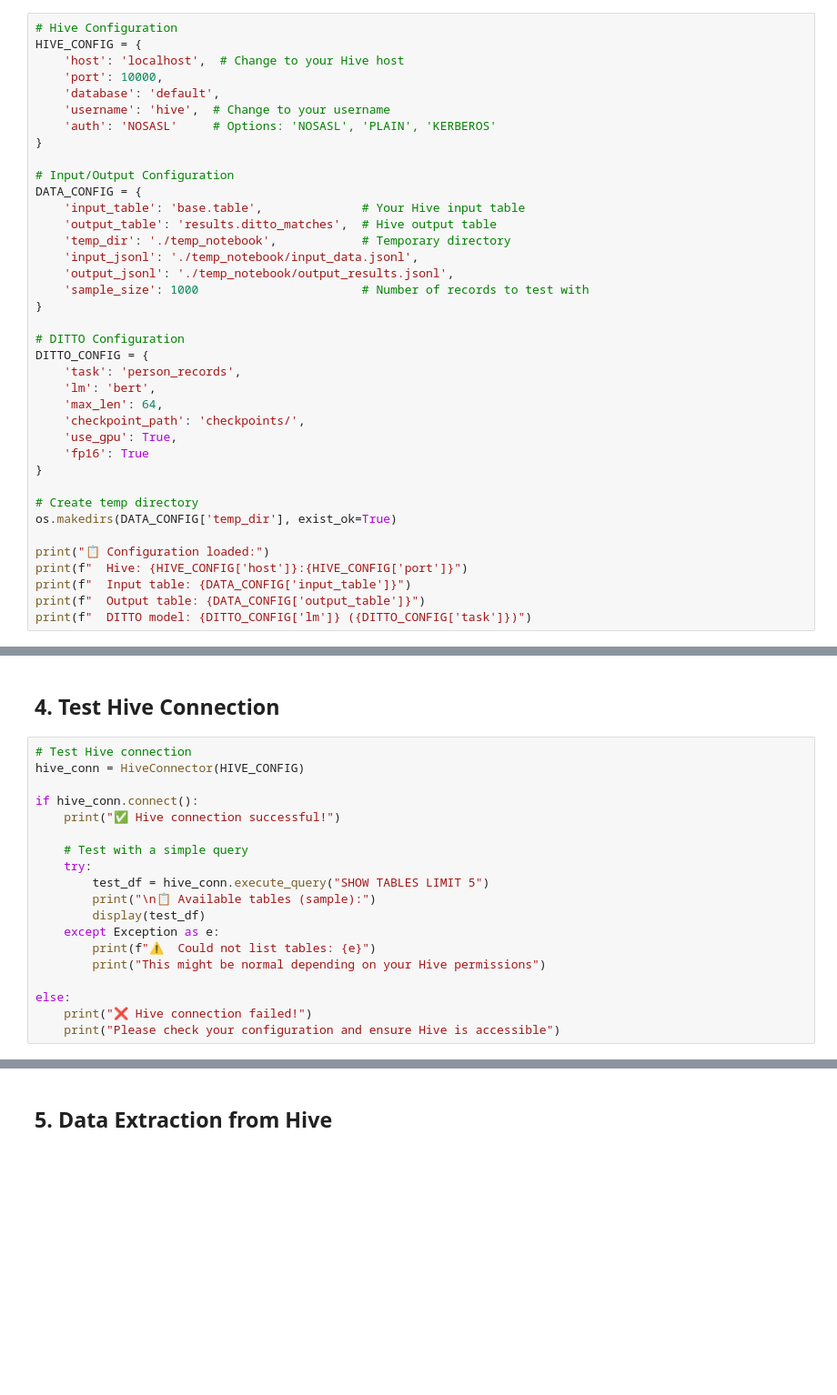
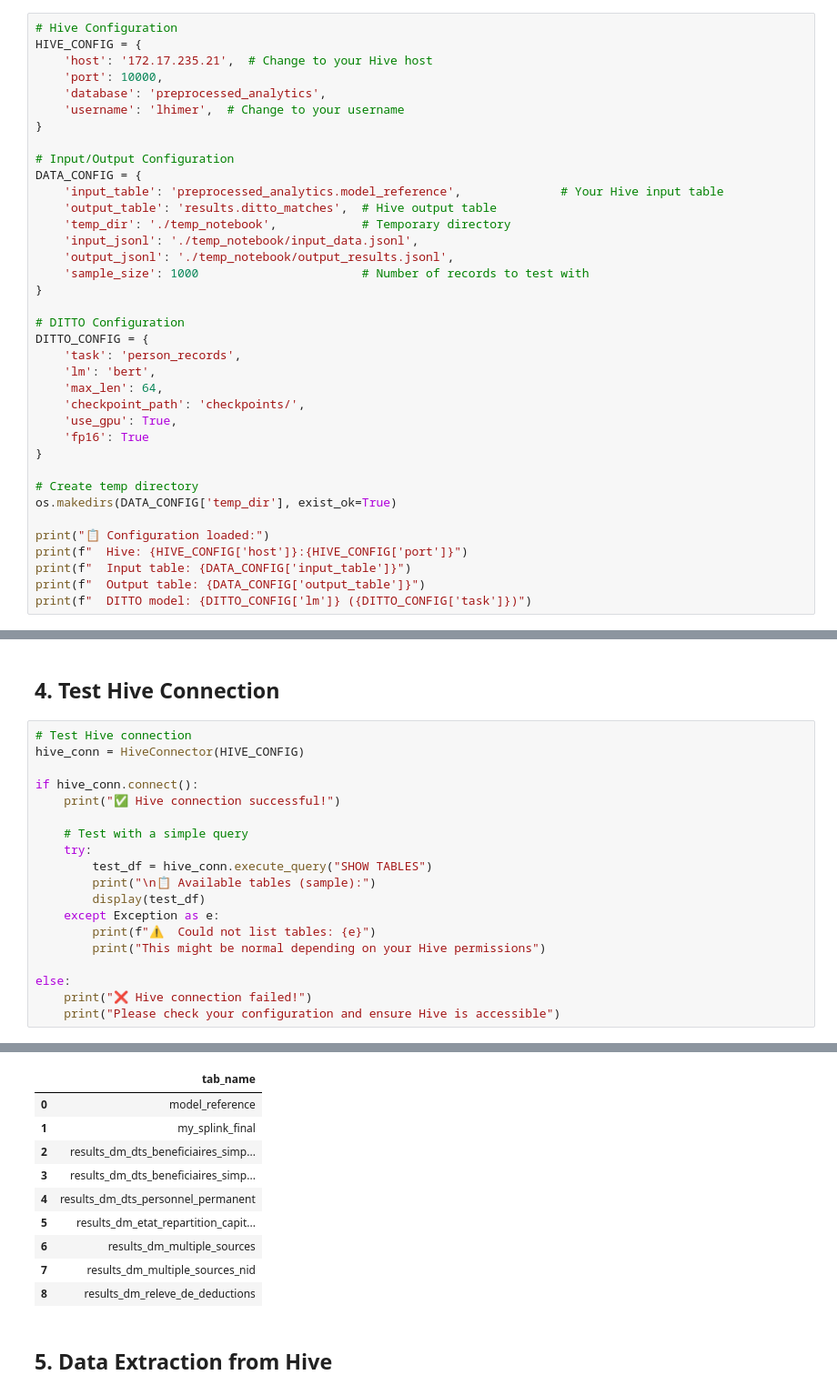
Before and after one commit to safoinme/ditto, a Jupyter notebook: Hive_DITTO_Testing_Notebook.ipynb, the cells around one changed output, grey strips where cells are left out. Shown: that part at 91% size. Saved outputs shown, nothing was run; the diff lists cells and outputs as text; blank space fills up the shorter version.

```diff
--- a/Hive_DITTO_Testing_Notebook.ipynb
+++ b/Hive_DITTO_Testing_Notebook.ipynb
@@ -40,16 +40,15 @@ print("✓ Setup completed!")
 # %%
 # Hive Configuration
 HIVE_CONFIG = {
-    'host': 'localhost',  # Change to your Hive host
+    'host': '172.17.235.21',  # Change to your Hive host
     'port': 10000,
-    'database': 'default',
-    'username': 'hive',  # Change to your username
-    'auth': 'NOSASL'     # Options: 'NOSASL', 'PLAIN', 'KERBEROS'
+    'database': 'preprocessed_analytics',
+    'username': 'lhimer',  # Change to your username
 }
 
 # Input/Output Configuration
 DATA_CONFIG = {
-    'input_table': 'base.table',              # Your Hive input table
+    'input_table': 'preprocessed_analytics.model_reference',              # Your Hive input table
     'output_table': 'results.ditto_matches',  # Hive output table
     'temp_dir': './temp_notebook',            # Temporary directory
     'input_jsonl': './temp_notebook/input_data.jsonl',
@@ -229,7 +192,7 @@ if hive_conn.connect():
 
     # Test with a simple query
     try:
-        test_df = hive_conn.execute_query("SHOW TABLES LIMIT 5")
+        test_df = hive_conn.execute_query("SHOW TABLES")
         print("\n📋 Available tables (sample):")
         display(test_df)
     except Exception as e:
@@ -239,3 +202,4 @@ if hive_conn.connect():
 else:
     print("❌ Hive connection failed!")
     print("Please check your configuration and ensure Hive is accessible")
+# %% [output]
@@ -242,3 +213,13 @@ else:
+|  | tab_name |
+| 0 | model_reference |
+| 1 | my_splink_final |
+| 2 | results_dm_dts_beneficiaires_simp... |
+| 3 | results_dm_dts_beneficiaires_simp... |
+| 4 | results_dm_dts_personnel_permanent |
+| 5 | results_dm_etat_repartition_capit... |
+| 6 | results_dm_multiple_sources |
+| 7 | results_dm_multiple_sources_nid |
+| 8 | results_dm_releve_de_deductions |
 # %% [markdown]
 ## 5. Data Extraction from Hive
 # %%
```
Also changed, not shown: parts of 11 cells of this notebook, 1 other file.
